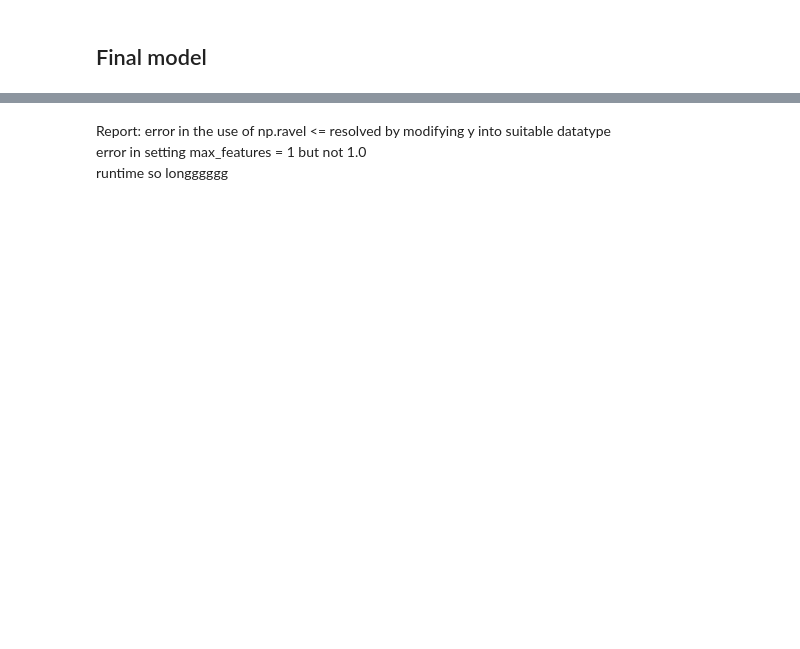
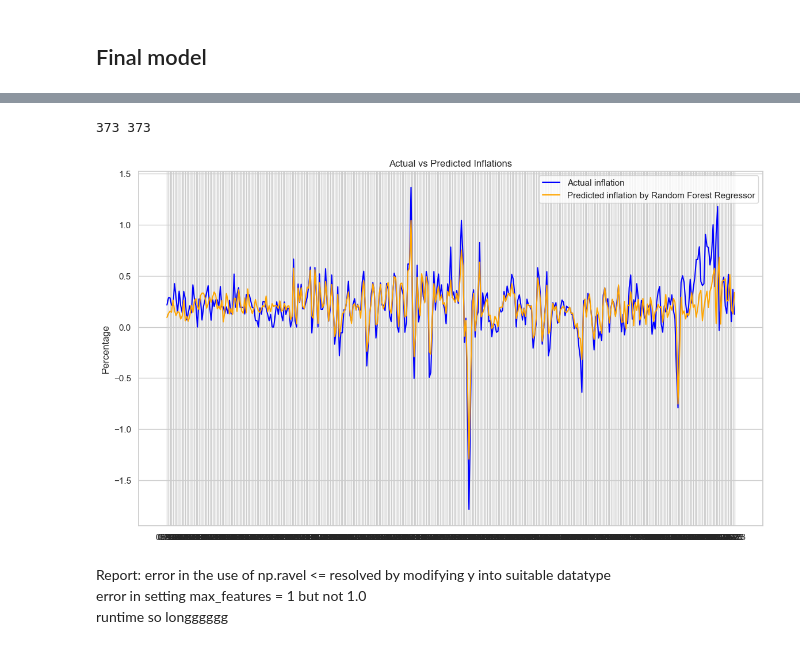
Before and after one commit to inflamcucum/ECON4305-group-project-team7, a Jupyter notebook: Random Forest Regressor.ipynb, the cells around one changed output, grey strips where cells are left out. Saved outputs shown, nothing was run; the diff lists cells and outputs as text; code cells hidden in the pictures; blank space fills up the shorter version.

```diff
--- a/Random Forest Regressor.ipynb
+++ b/Random Forest Regressor.ipynb
@@ -438,3 +526,30 @@ result['Predicted'].plot()
+# %%
+y_pre_total =[]
+
+for i in range(0,n_train):
+    y_pred = model.predict(x[i:i+1])
+
+    y_pre_total.extend(y_pred)
+# %%
+y_pre_total.extend(y_pred_list)
+
+print(len(y_pre_total),len(y))
+# %% [output]
+373 373
+# %%
+pd.options.display.max_rows=300
+result = pd.DataFrame({'Actual':y, 'Predicted': y_pre_total}, columns=['Actual', 'Predicted'])
+result
+
+plt.plot(result['Actual'], linestyle='-', color='blue', label='Actual inflation')
+plt.plot(result['Predicted'], linestyle='-', color='orange', label='Predicted inflation by Random Forest Regressor')
+plt.ylabel('Percentage')
+plt.title('Actual vs Predicted Inflations')
+plt.legend()
+plt.grid(True)
+plt.show()
+# %% [output]
+[figure, added]
 # %% [markdown]
 Report: error in the use of np.ravel <= resolved by modifying y into suitable datatype <br>
 error in setting max_features = 1 but not 1.0 <br>
```
Also changed, not shown: parts of 13 cells of this notebook.
